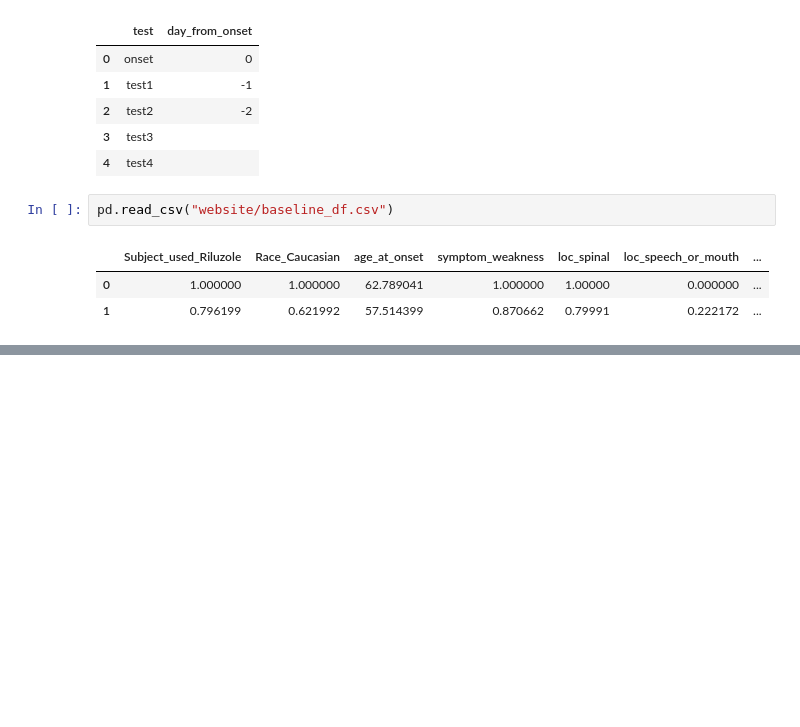
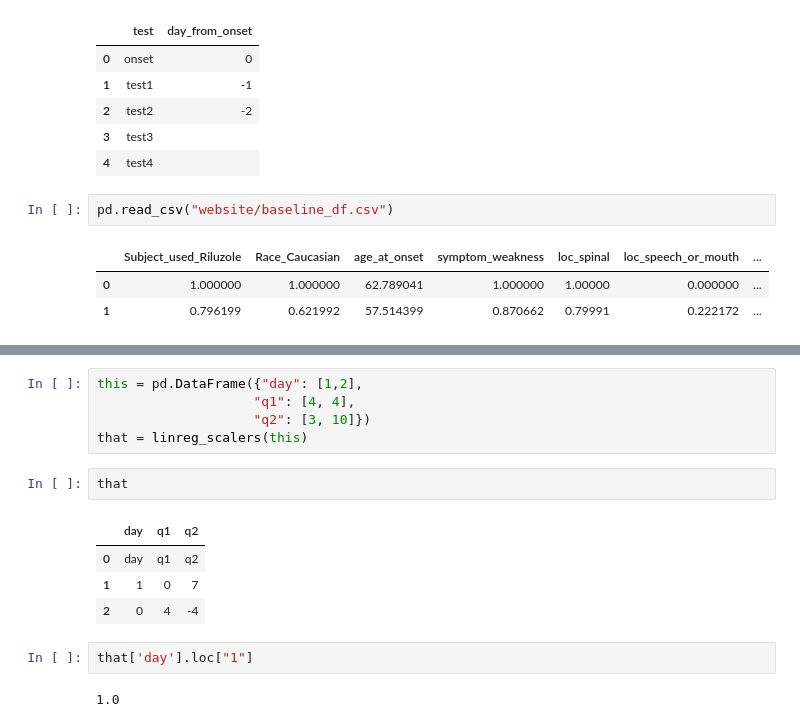
Before and after one commit to ttompk/als, a Jupyter notebook: Untitled.ipynb, the cells around one changed output, grey strips where cells are left out. Saved outputs shown, nothing was run; the diff lists cells and outputs as text; blank space fills up the shorter version.

```diff
--- a/Untitled.ipynb
+++ b/Untitled.ipynb
@@ -58,0 +113,16 @@ pd.read_csv("website/baseline_df.csv")
+# %%
+this = pd.DataFrame({"day": [1,2],
+                    "q1": [4, 4],
+                    "q2": [3, 10]})
+that = linreg_scalers(this)
+# %%
+that
+# %% [output]
+|  | day | q1 | q2 |
+| 0 | day | q1 | q2 |
+| 1 | 1 | 0 | 7 |
+| 2 | 0 | 4 | -4 |
+# %%
+that['day'].loc["1"]
+# %% [output]
+1.0
```
Also changed, not shown: parts of 3 cells of this notebook, 4 other files.
